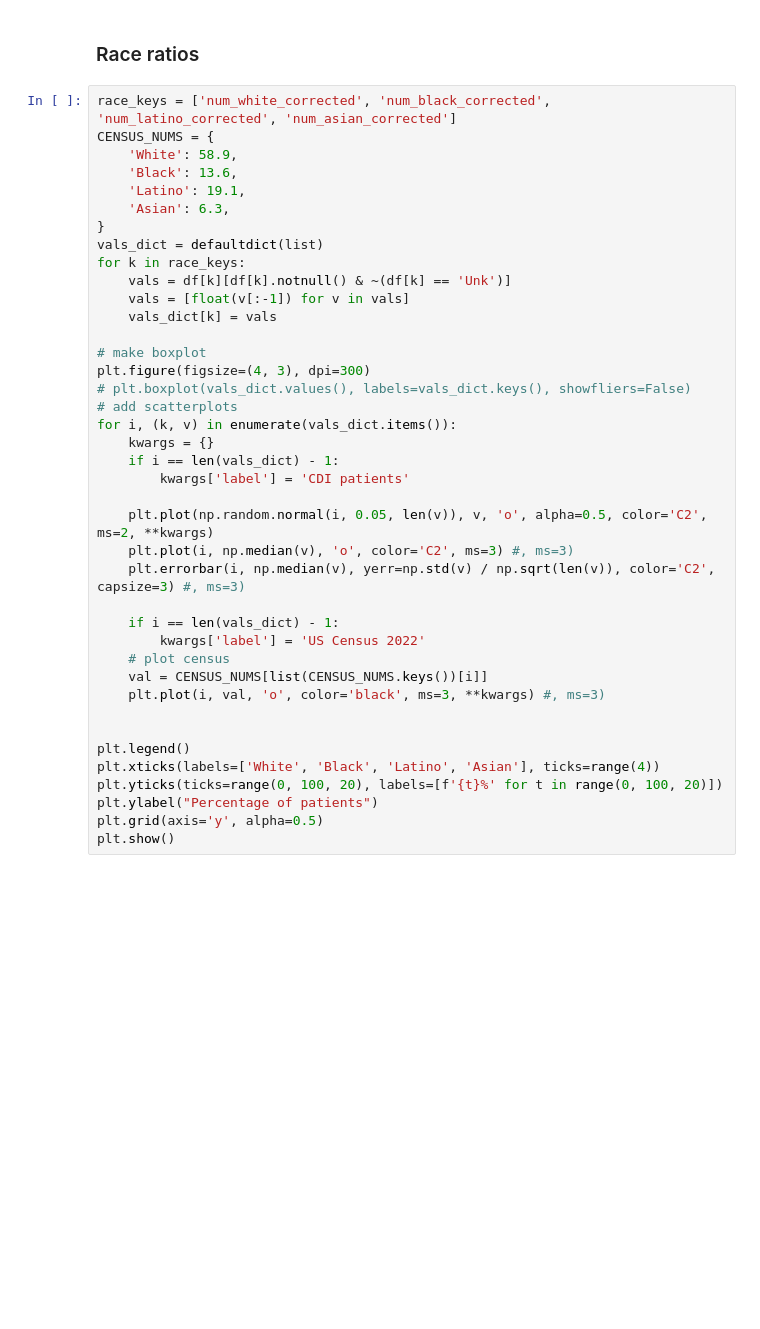
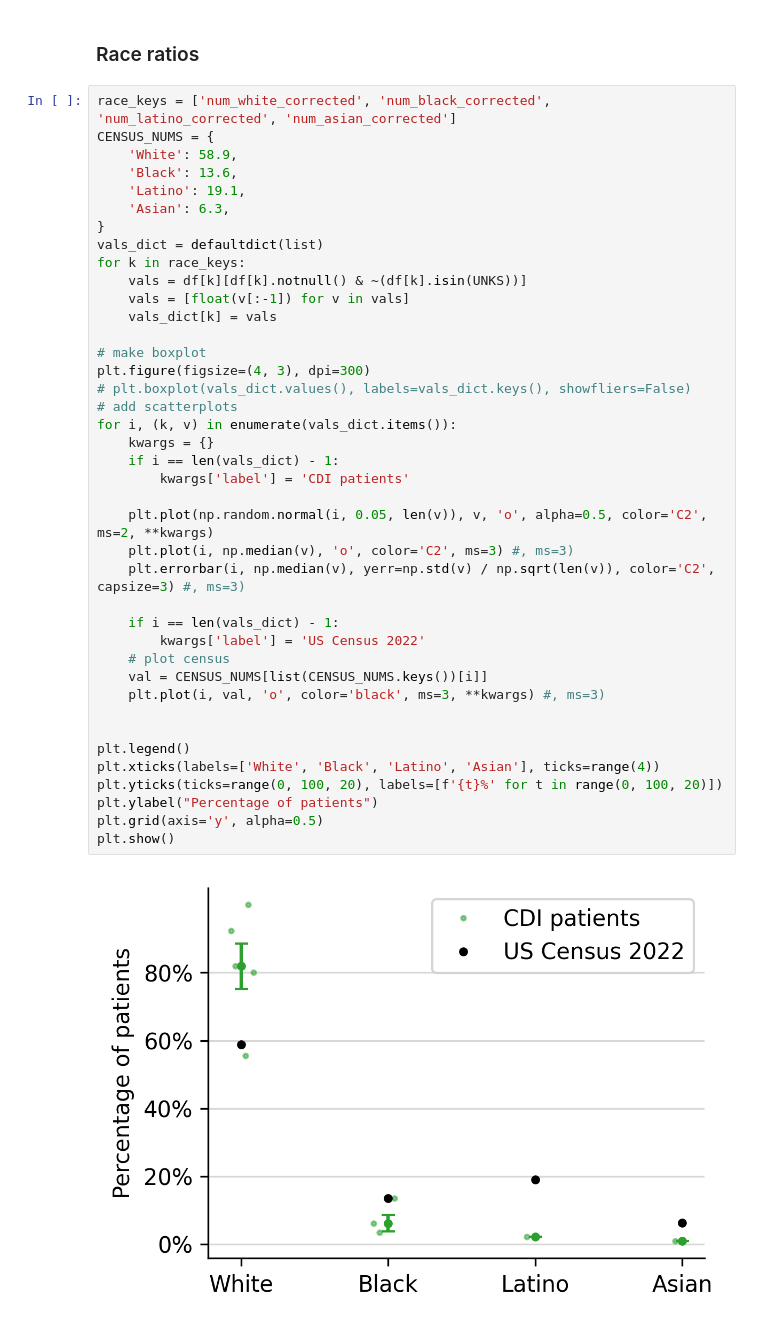
Before and after one commit to csinva/clinical-rule-analysis, a Jupyter notebook: notebooks/07_demographics_plots.ipynb, the cells around one changed output. Saved outputs shown, nothing was run; the diff lists cells and outputs as text; blank space fills up the shorter version.

```diff
--- a/notebooks/07_demographics_plots.ipynb
+++ b/notebooks/07_demographics_plots.ipynb
@@ -135,33 +143,35 @@ CENSUS_NUMS = {
 }
 vals_dict = defaultdict(list)
 for k in race_keys:
-    vals = df[k][df[k].notnull() & ~(df[k] == 'Unk')]
+    vals = df[k][df[k].notnull() & ~(df[k].isin(UNKS))]
     vals = [float(v[:-1]) for v in vals]
     vals_dict[k] = vals
 
 # make boxplot
 plt.figure(figsize=(4, 3), dpi=300)
 # plt.boxplot(vals_dict.values(), labels=vals_dict.keys(), showfliers=False)
 # add scatterplots
 for i, (k, v) in enumerate(vals_dict.items()):
     kwargs = {}
     if i == len(vals_dict) - 1:
         kwargs['label'] = 'CDI patients'
 
     plt.plot(np.random.normal(i, 0.05, len(v)), v, 'o', alpha=0.5, color='C2', ms=2, **kwargs)
     plt.plot(i, np.median(v), 'o', color='C2', ms=3) #, ms=3)
     plt.errorbar(i, np.median(v), yerr=np.std(v) / np.sqrt(len(v)), color='C2', capsize=3) #, ms=3)
 
     if i == len(vals_dict) - 1:
         kwargs['label'] = 'US Census 2022'
     # plot census
     val = CENSUS_NUMS[list(CENSUS_NUMS.keys())[i]]
     plt.plot(i, val, 'o', color='black', ms=3, **kwargs) #, ms=3)
 
 
 plt.legend()
 plt.xticks(labels=['White', 'Black', 'Latino', 'Asian'], ticks=range(4))
 plt.yticks(ticks=range(0, 100, 20), labels=[f'{t}%' for t in range(0, 100, 20)])
 plt.ylabel("Percentage of patients")
 plt.grid(axis='y', alpha=0.5)
 plt.show()
+# %% [output]
+[figure, added]
```
Also changed, not shown: parts of 7 cells of this notebook, 19 other files.
